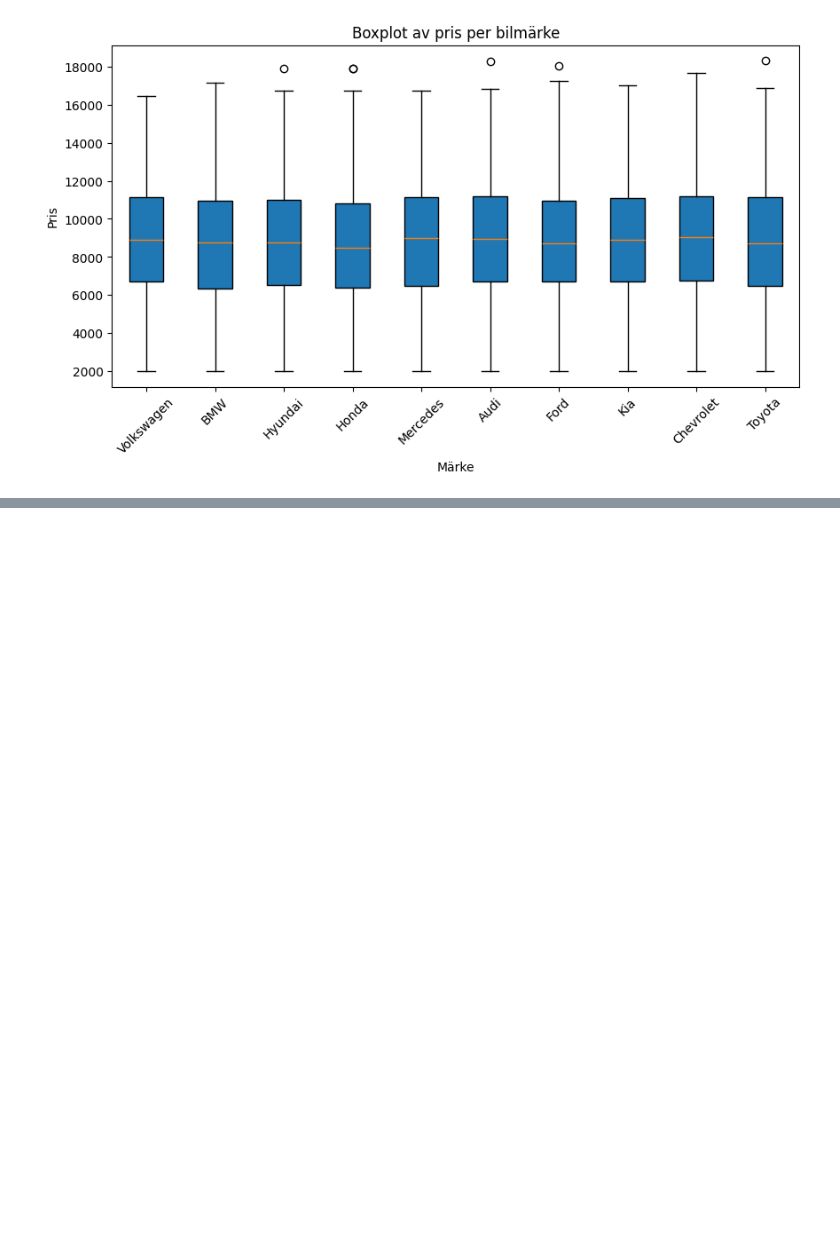
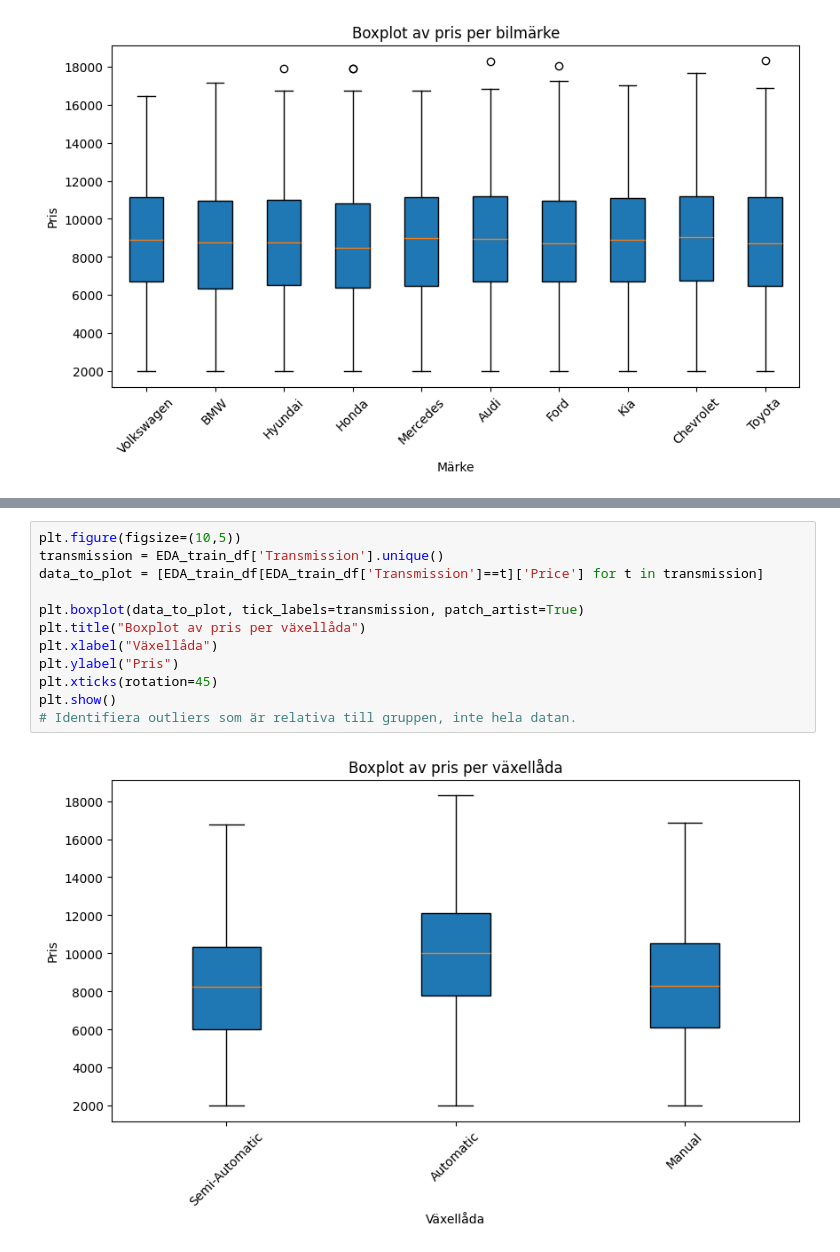
Before and after one commit to Pixelatrix/MachineLearning, a Jupyter notebook: Patrick/Patrick.ipynb, the cells around one changed output, grey strips where cells are left out. Cells and saved outputs as stored; diff of their text form; blank space fills up the shorter version.

Commit message:
EDA (num_col) färdig, bearbetar data

```diff
--- a/Patrick/Patrick.ipynb
+++ b/Patrick/Patrick.ipynb
@@ -131,0 +131,14 @@ plt.show()
+# %%
+plt.figure(figsize=(10,5))
+transmission = EDA_train_df['Transmission'].unique()
+data_to_plot = [EDA_train_df[EDA_train_df['Transmission']==t]['Price'] for t in transmission]
+
+plt.boxplot(data_to_plot, tick_labels=transmission, patch_artist=True)
+plt.title("Boxplot av pris per växellåda")
+plt.xlabel("Växellåda")
+plt.ylabel("Pris")
+plt.xticks(rotation=45)
+plt.show()
+# Identifiera outliers som är relativa till gruppen, inte hela datan.
+# %% [output]
+[figure, added]
```
Also changed, not shown: parts of 11 cells of this notebook.
